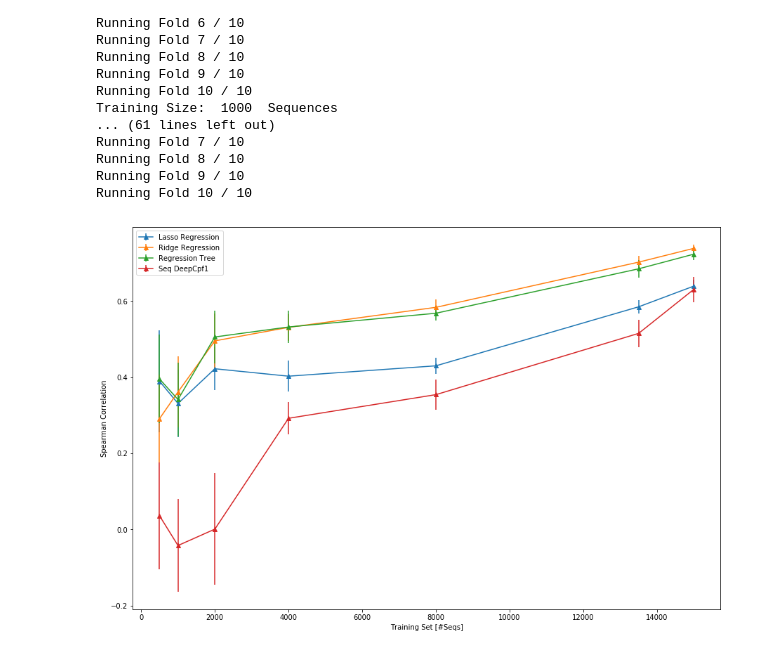
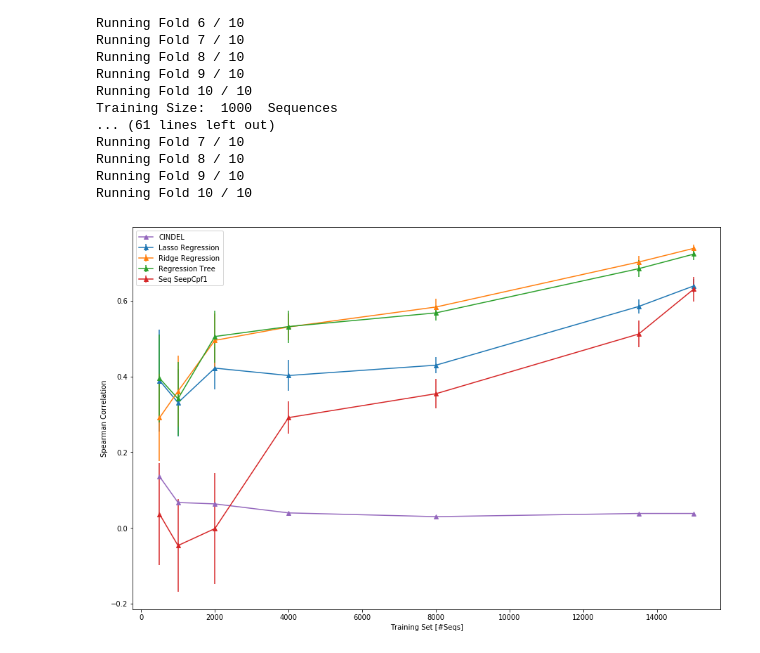
Before and after one commit to sproft/DeepCpf1, a Jupyter notebook: Figure1b/Figure1b.ipynb, the cells around one changed output. Drawn from its saved outputs; the diff is of its cells as text; code cells hidden in the pictures.

Commit message:
added CINDEL
# Conflicts:
#	DeepCpf1.py

```diff
--- a/Figure1b/Figure1b.ipynb
+++ b/Figure1b/Figure1b.ipynb
@@ -223,7 +220,10 @@ def train_and_evaluate_model(model, x_train, y_train, x_test, y_test):
     return rho
 # %%
 #from sklearn.model_selection import train_test_split
+
+import csv
 from sklearn.model_selection import KFold
+
 from sklearn.ensemble import GradientBoostingRegressor
 from sklearn import linear_model
 #SEQ_train, SEQ_validation, IF_train, IF_validation = train_test_split(SEQ, IF, test_size=0.10, random_state=1)
@@ -231,14 +231,23 @@ from sklearn import linear_model
 #X = SEQ
 #Y = IF
 
+cindel = {}
+
+with open('Figure1b/CINDEL.csv', 'r') as csvfile:
+    plots = csv.reader(csvfile, delimiter=',')
+    next(plots)
+    for row in plots:
+        cindel[int(row[0])] = float(row[6])
+
 IDX = [500, 1000, 2000, 4000, 8000, 13500, 15000]
-#IDX = [50, 100]
+#IDX = [10, 20]
 n_folds = 10
 
 lr_matrix = []
 rr_matrix = []
 rt_matrix = []
 Seq_deepCpf1_matrix = []
+ci_matrix = []
 
 # fix random seed for reproducibility
 seed = 7
@@ -304,6 +313,15 @@ for idx in IDX:
         val_result = train_and_evaluate_model(model, X[train], Y[train], X[test], Y[test])
         seq_cvScores.append(val_result)
 
+    #do_CINDEL
+    cindelPart = np.array([cindel[x] for x in list(cindel.keys())[:idx]])
+
+    IF_ar = np.array(IF)
+    label = IF_ar[list(cindel.keys())[:idx]]
+
+    val_result, p = spearmanr(cindelPart, label)
+    ci_matrix.append(val_result)
+
     #print("%.2f%% (+/- %.2f%%)" % (np.mean(cvscores), np.std(cvscores)))
     lr_matrix.append(lr_cvScores)
     rr_matrix.append(rr_cvScores)
@@ -328,14 +346,16 @@ Running Fold 8 / 10
 Running Fold 9 / 10
 Running Fold 10 / 10
 # %%
-plt.errorbar(IDX, np.mean(lr_matrix, axis=1), yerr=np.std(lr_matrix, axis=1), marker='^')
-plt.errorbar(IDX, np.mean(rr_matrix, axis=1), yerr=np.std(rr_matrix, axis=1), marker='^')
-plt.errorbar(IDX, np.mean(rt_matrix, axis=1), yerr=np.std(rt_matrix, axis=1), marker='^')
-plt.errorbar(IDX, np.mean(Seq_deepCpf1_matrix, axis=1), yerr=np.std(Seq_deepCpf1_matrix, axis=1), marker='^')
+plt.errorbar(IDX, np.mean(lr_matrix, axis=1), yerr=np.std(lr_matrix, axis=1), marker='^', label="Lasso Regression")
+plt.errorbar(IDX, np.mean(rr_matrix, axis=1), yerr=np.std(rr_matrix, axis=1), marker='^', label="Ridge Regression")
+plt.errorbar(IDX, np.mean(rt_matrix, axis=1), yerr=np.std(rt_matrix, axis=1), marker='^', label="Regression Tree")
+plt.errorbar(IDX, np.mean(Seq_deepCpf1_matrix, axis=1), yerr=np.std(Seq_deepCpf1_matrix, axis=1), marker='^', label="Seq SeepCpf1")
+plt.plot(IDX, ci_matrix, marker='^', label="CINDEL")
 
 plt.ylabel("Spearman Correlation")
 plt.xlabel("Training Set [#Seqs]")
-plt.legend(["Lasso Regression", "Ridge Regression", "Regression Tree", "Seq DeepCpf1"])
+plt.legend()
+#plt.legend(["Lasso Regression", "Ridge Regression", "Regression Tree", "Seq DeepCpf1", "CINDEL"])
 plt.show()
 # %% [output]
-[figure, old version]
+[figure, new version]
```
Also changed, not shown: parts of 2 cells of this notebook, 1 other file.
